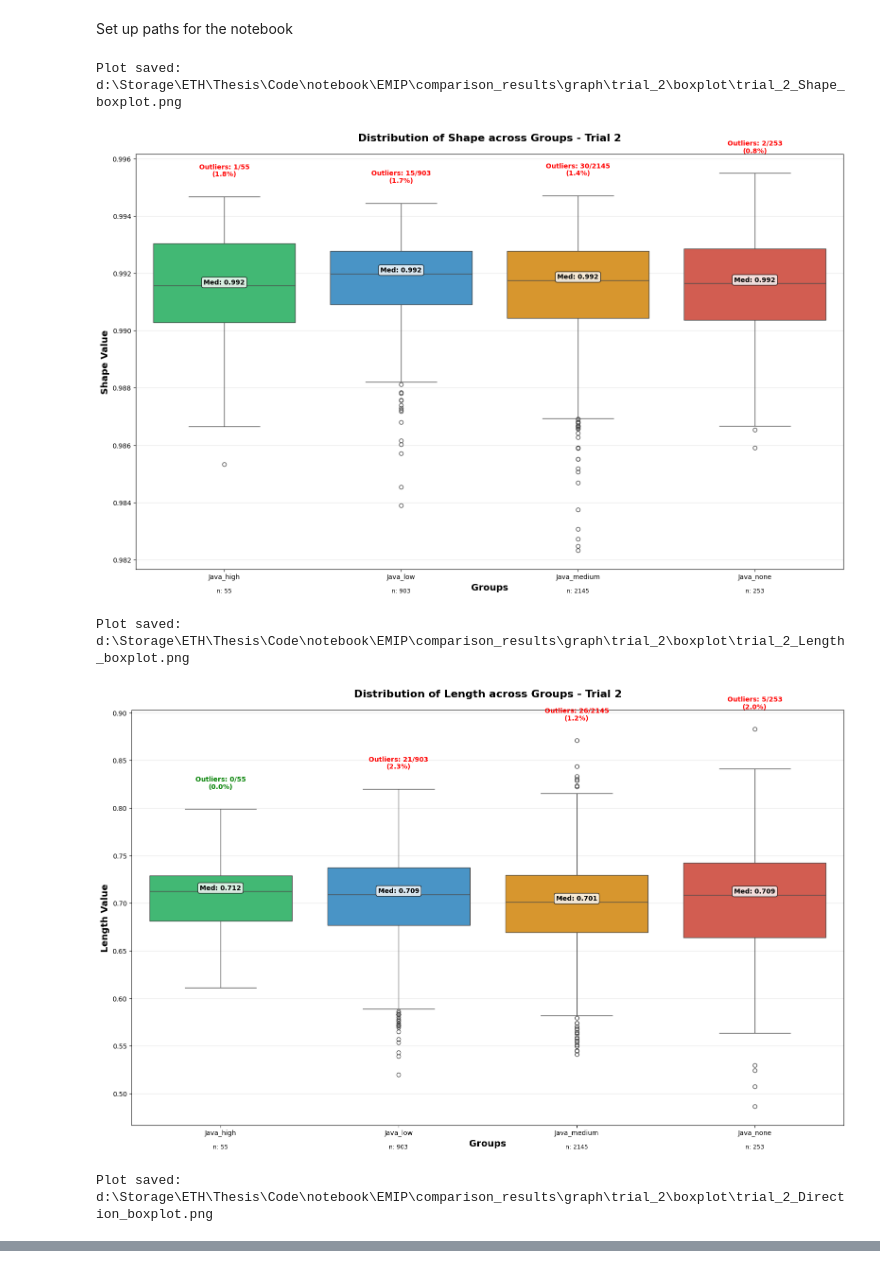
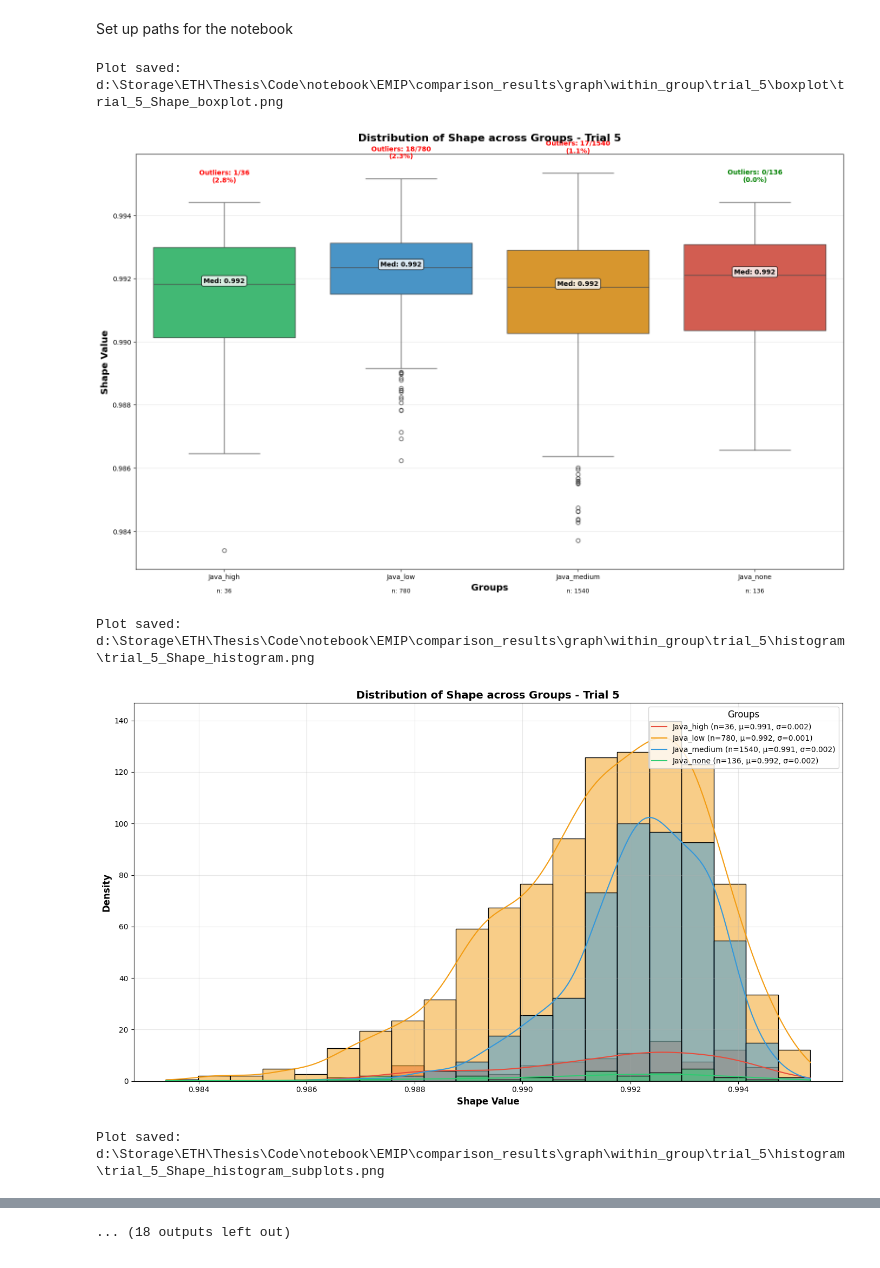
Before and after one commit to Belown/Programmer_Scanpath_Gaze_Behavior, a Jupyter notebook: notebook/EMIP/comparison_results/Visualization.ipynb, the cells around one changed output, grey strips where cells are left out. Cells and saved outputs as stored; diff of their text form; code cells hidden in the pictures.

Commit message:
Move to another folder

```diff
--- a/notebook/EMIP/comparison_results/Visualization.ipynb
+++ b/notebook/EMIP/comparison_results/Visualization.ipynb
@@ -38,7 +38,8 @@ def visualize_comparison_boxplot(trial_id: str, metric_column: str):
     group_files = [f for f in os.listdir(path_with_trial) if f.endswith(".csv")]
 
     graph_folder = os.path.join(result_path, 'graph')
-    trial_folder = os.path.join(graph_folder, f'trial_{trial_id}')
+    within_group_folder = os.path.join(graph_folder, 'within_group')
+    trial_folder = os.path.join(within_group_folder, f'trial_{trial_id}')
     boxplot_folder = os.path.join(trial_folder, 'boxplot')
     os.makedirs(boxplot_folder, exist_ok=True)
 
@@ -170,7 +171,8 @@ def visualize_comparison_histogram(trial_id: str, metric_column: str):
     group_files = [f for f in os.listdir(path_with_trial) if f.endswith(".csv")]
 
     graph_folder = os.path.join(result_path, 'graph')
-    trial_folder = os.path.join(graph_folder, f'trial_{trial_id}')
+    within_group_folder = os.path.join(graph_folder, 'within_group')
+    trial_folder = os.path.join(within_group_folder, f'trial_{trial_id}')
     histogram_folder = os.path.join(trial_folder, 'histogram')
     os.makedirs(histogram_folder, exist_ok=True)
 
@@ -250,7 +252,8 @@ def visualize_comparison_histogram_subplots(trial_id: str, metric_column: str):
     group_files = [f for f in os.listdir(path_with_trial) if f.endswith(".csv")]
 
     graph_folder = os.path.join(result_path, 'graph')
-    trial_folder = os.path.join(graph_folder, f'trial_{trial_id}')
+    within_group_folder = os.path.join(graph_folder, 'within_group')
+    trial_folder = os.path.join(within_group_folder, f'trial_{trial_id}')
     histogram_folder = os.path.join(trial_folder, 'histogram')
     os.makedirs(histogram_folder, exist_ok=True)
 
@@ -320,13 +323,13 @@ def visualize_comparison_histogram_subplots(trial_id: str, metric_column: str):
 # %%
 metrics = ['Shape', 'Length', 'Direction', 'Position', 'Duration']
 
 for metric in metrics:
-    visualize_comparison_boxplot('2', metric)
-    # visualize_comparison_histogram('2', metric)
-    # visualize_comparison_histogram_subplots('2', metric)
+    visualize_comparison_boxplot('5', metric)
+    visualize_comparison_histogram('5', metric)
+    visualize_comparison_histogram_subplots('5', metric)
 # %% [output]
-Plot saved: d:\Storage\ETH\Thesis\Code\notebook\EMIP\comparison_results\graph\trial_2\boxplot\trial_2_Shape_boxplot.png
+Plot saved: d:\Storage\ETH\Thesis\Code\notebook\EMIP\comparison_results\graph\within_group\trial_5\boxplot\trial_5_Shape_boxplot.png
-[figure, old version]
+[figure, new version]
-Plot saved: d:\Storage\ETH\Thesis\Code\notebook\EMIP\comparison_results\graph\trial_2\boxplot\trial_2_Length_boxplot.png
+Plot saved: d:\Storage\ETH\Thesis\Code\notebook\EMIP\comparison_results\graph\within_group\trial_5\histogram\trial_5_Shape_histogram.png
-[figure, old version]
+[figure, new version]
-Plot saved: d:\Storage\ETH\Thesis\Code\notebook\EMIP\comparison_results\graph\trial_2\boxplot\trial_2_Direction_boxplot.png
+Plot saved: d:\Storage\ETH\Thesis\Code\notebook\EMIP\comparison_results\graph\within_group\trial_5\histogram\trial_5_Shape_histogram_subplots.png
@@ -337,0 +343 @@ Plot saved: d:\Storage\ETH\Thesis\Code\notebook\EMIP\comparison_results\graph\tr
+... (18 outputs left out)
```
Also changed, not shown: parts of 1 cell of this notebook, 30 other files.
